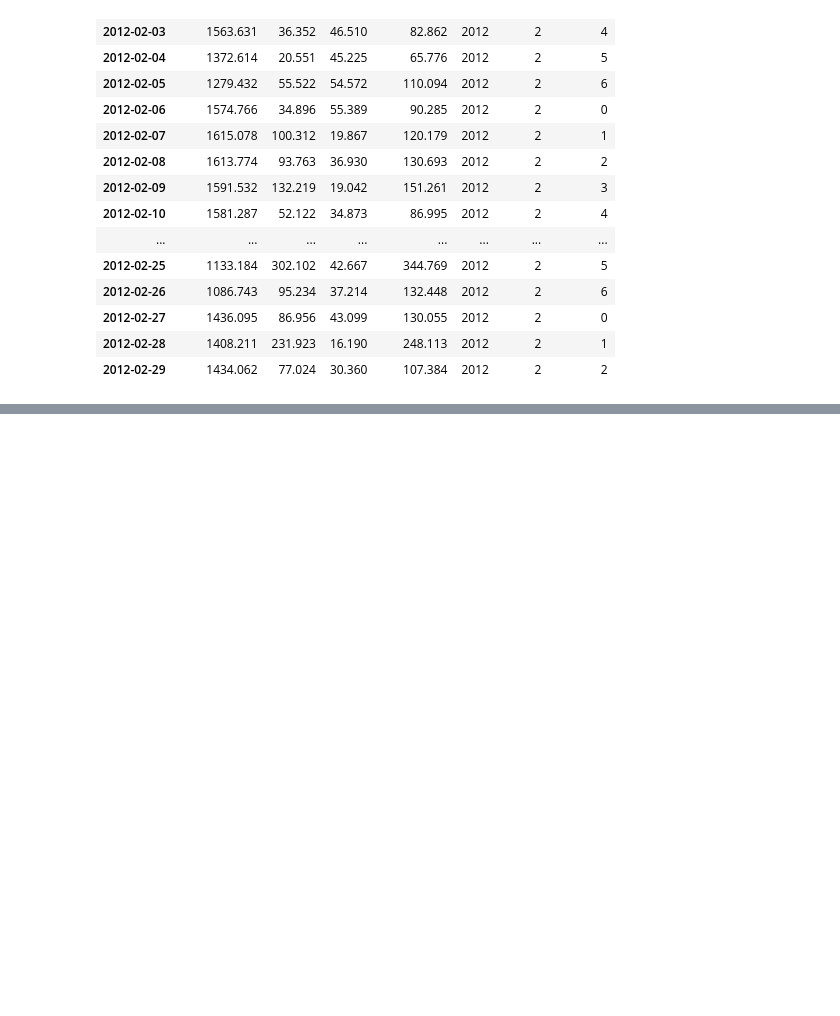
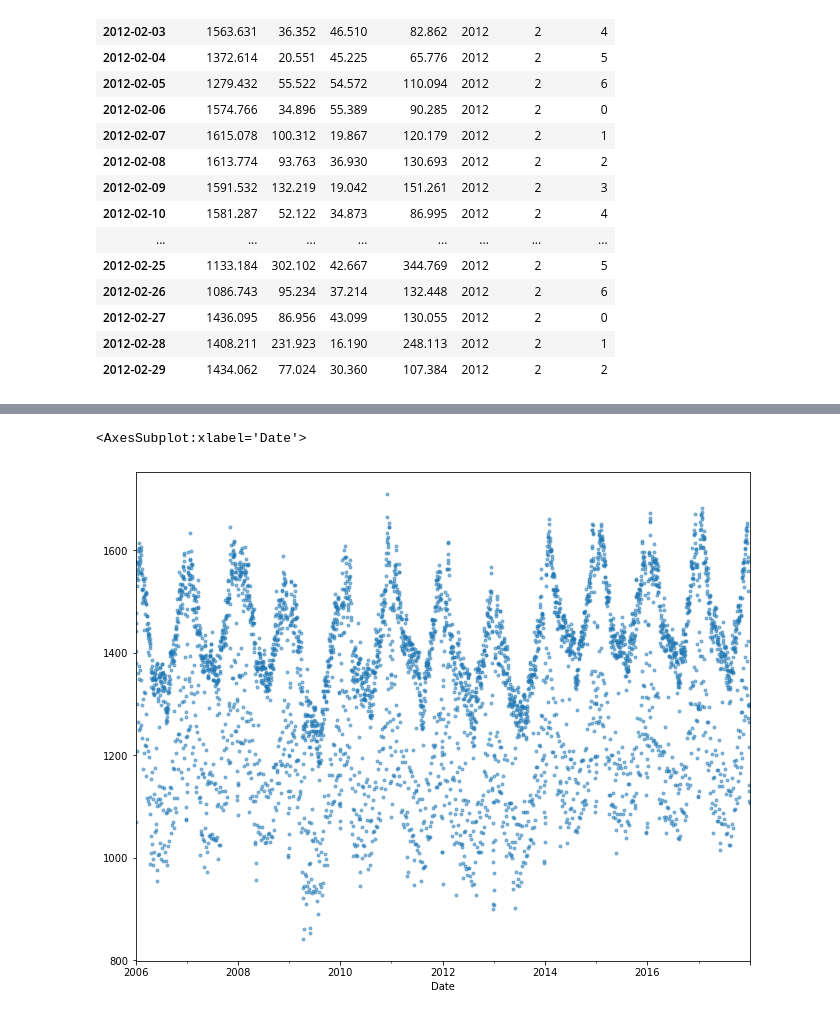
Before and after one commit to riadhayu/H8_80, a Jupyter notebook: Sesi 6.ipynb, the cells around one changed output, grey strips where cells are left out. Saved outputs shown, nothing was run; the diff lists cells and outputs as text; code cells hidden in the pictures; blank space fills up the shorter version.

```diff
--- a/Sesi 6.ipynb
+++ b/Sesi 6.ipynb
@@ -256,0 +304,5 @@ opsd_daily['Consumption'].plot(linewidth=0.5)
+# %%
+opsd_daily['Consumption'].plot(marker='.', alpha=0.5, linestyle='None', figsize=(11, 9))
+# %% [output]
+<AxesSubplot:xlabel='Date'>
+[figure, added]
```
Also changed, not shown: parts of 18 cells of this notebook, 5 other files.
